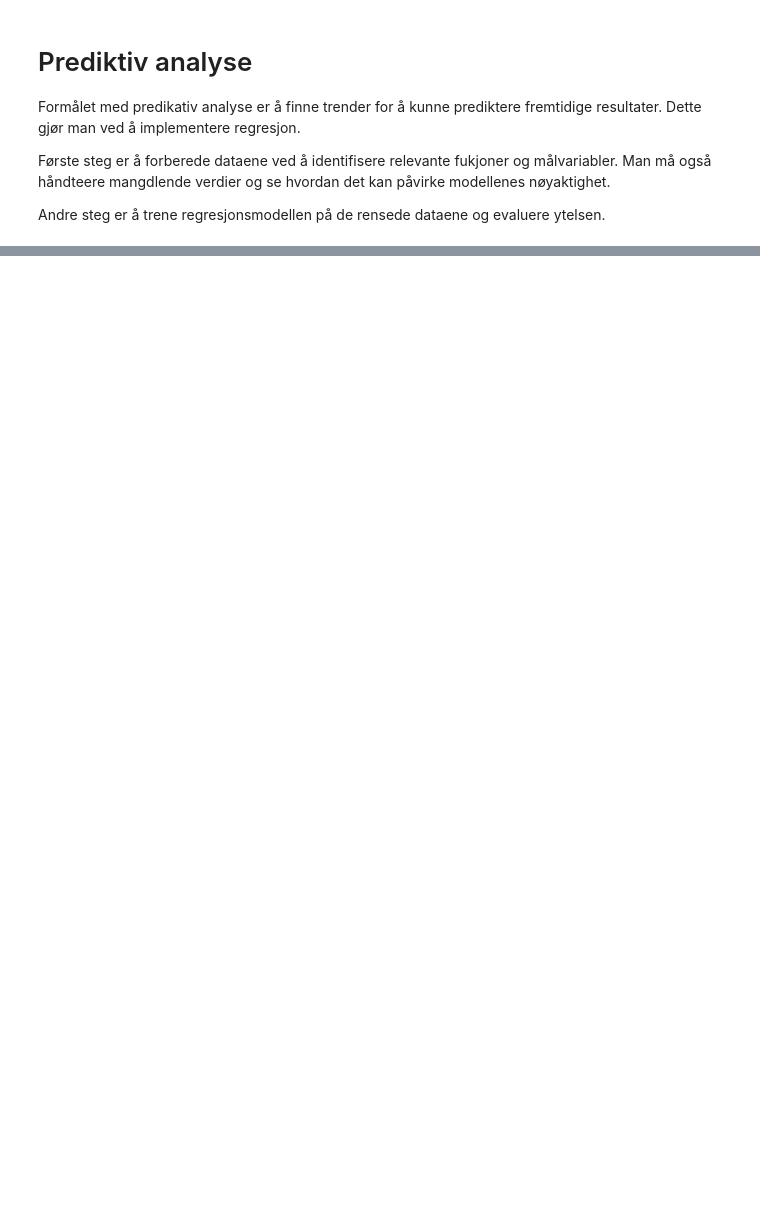
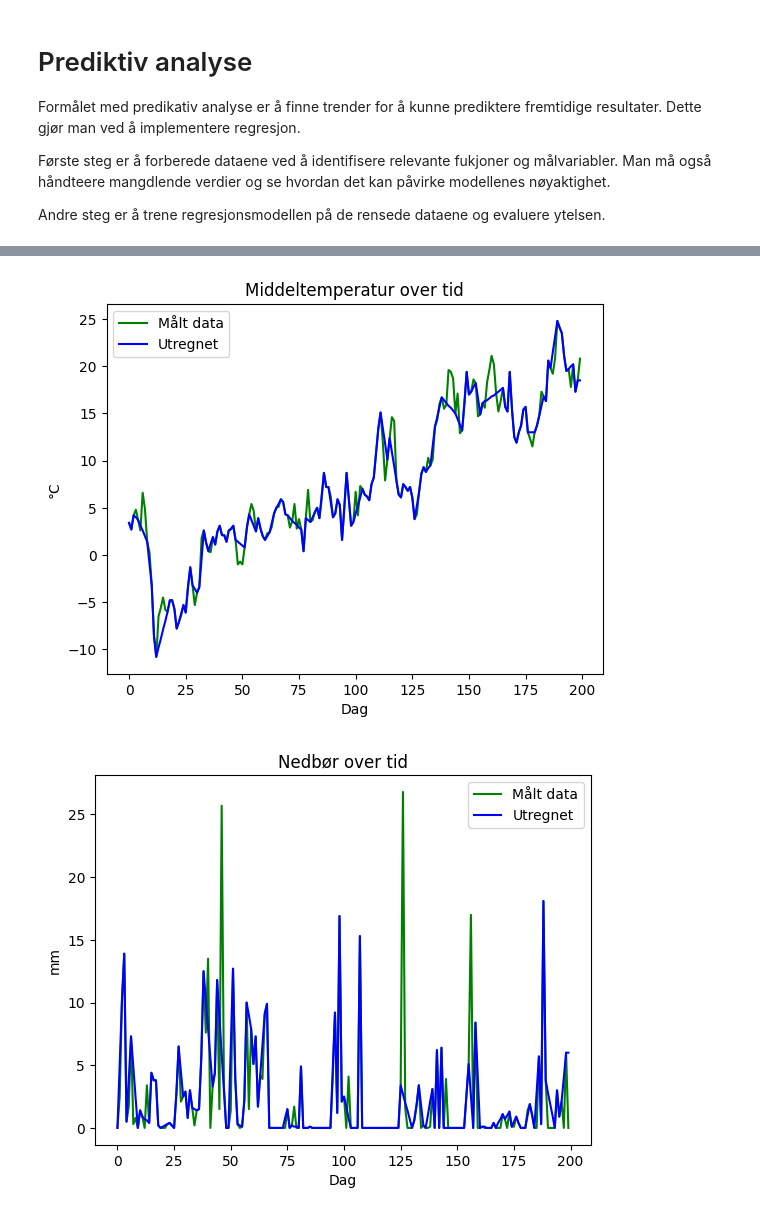
Before and after one commit to livemols/Miljo_dataanalyse_applikasjon, a Jupyter notebook: notebooks/predictive_analysis.ipynb, the cells around one changed output, grey strips where cells are left out. Drawn from its saved outputs; the diff is of its cells as text; code cells hidden in the pictures; blank space fills up the shorter version.

```diff
--- a/notebooks/predictive_analysis.ipynb
+++ b/notebooks/predictive_analysis.ipynb
@@ -66,0 +70,35 @@ See the caveats in the documentation: https://pandas.pydata.org/pandas-docs/stab
+# %%
+#plot the different dataFrames as seperate grafs
+from matplotlib import pyplot as plt
+
+
+def middeltemp_plot():
+    fig, ax = plt.subplots()
+    df_data["Middeltemp"].plot(ax=ax,label="Målt data", color="green")
+    df_clean["Middeltemp"].plot(ax=ax, label="Utregnet", color="blue")
+
+    ax.set_title("Middeltemperatur over tid")
+    ax.set_ylabel("°C")
+    ax.set_xlabel("Dag")
+    plt.legend()
+    plt.show()
+
+def rain_plot():
+    fig, ax = plt.subplots()
+    df_data["Nedbør"].plot(ax=ax,label="Målt data", color="green")
+    df_clean["Nedbør"].plot(ax=ax, label="Utregnet", color="blue")
+
+    ax.set_title("Nedbør over tid")
+    ax.set_ylabel("mm")
+    ax.set_xlabel("Dag")
+    plt.legend()
+    plt.show()
+
+#df_clean.plot()
+#plt.show()
+
+middeltemp_plot()
+rain_plot()
+# %% [output]
+[figure, added]
+[figure, added]
```
Also changed, not shown: parts of 4 cells of this notebook.
